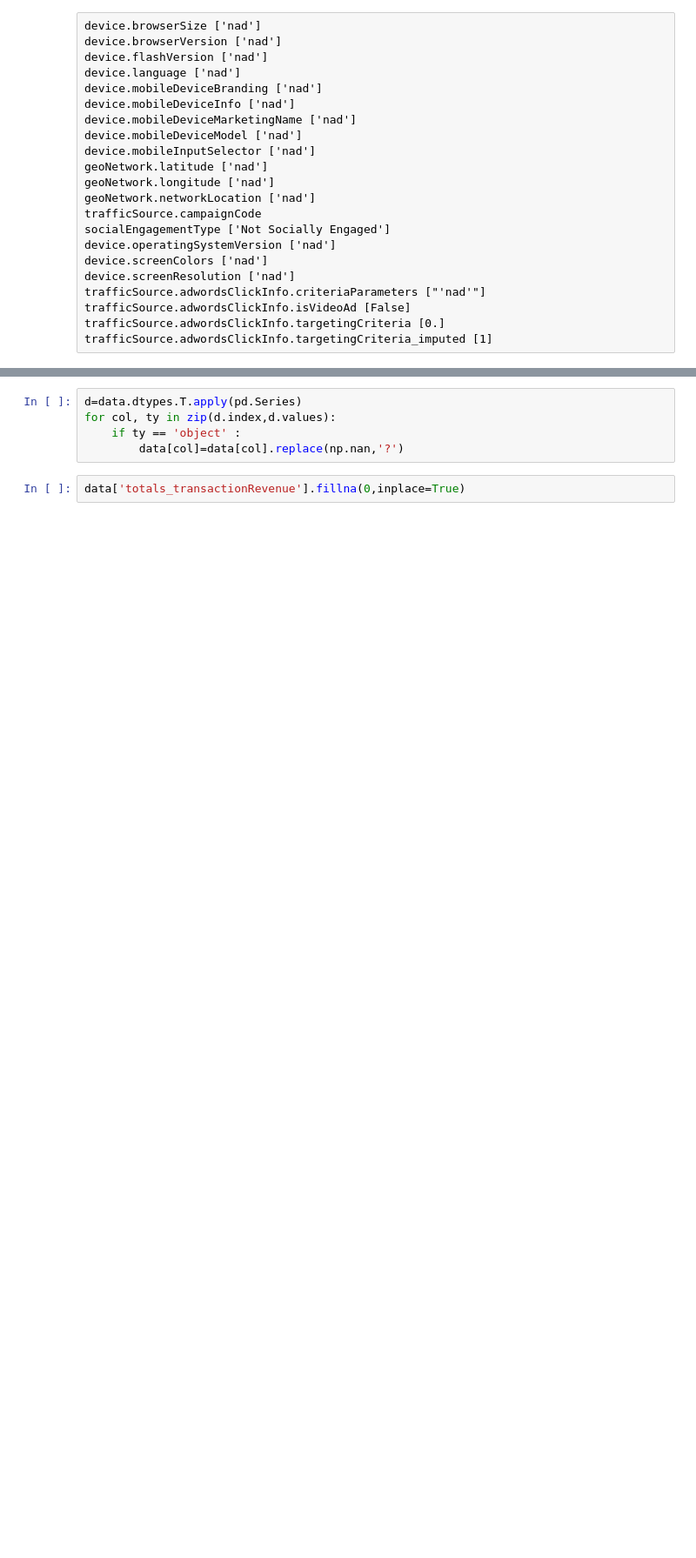
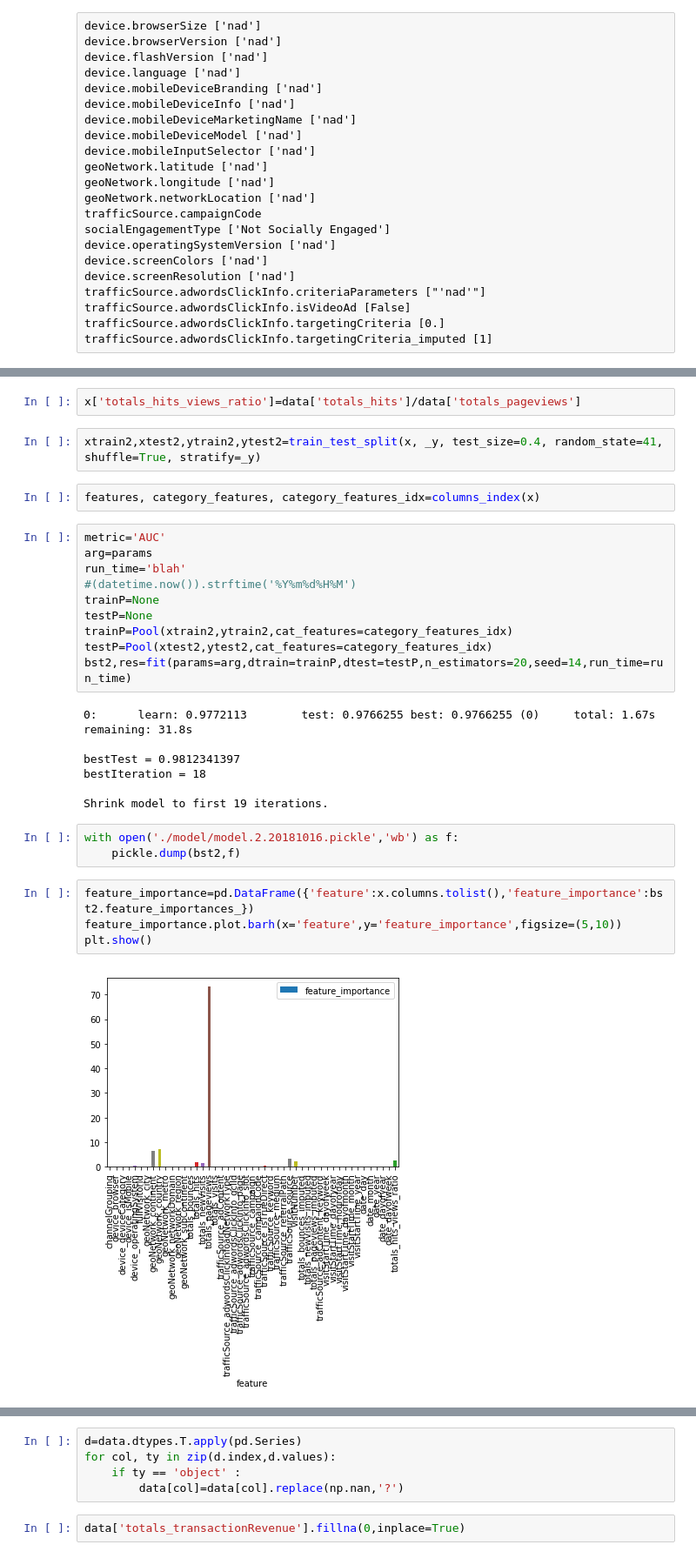
Before and after one commit to hagusta/kaggle_google_analytics_customer_revenue_prediction, a Jupyter notebook: data_prep.ipynb, the cells around one changed output, grey strips where cells are left out. Shown: that part at 87% size. Cells and saved outputs as stored; diff of their text form; blank space fills up the shorter version.

```diff
--- a/data_prep.ipynb
+++ b/data_prep.ipynb
@@ -34,0 +412,32 @@ data=data.replace({'(not provided)':'(np)'},regex=True) # np = not provided
+# %%
+x['totals_hits_views_ratio']=data['totals_hits']/data['totals_pageviews']
+# %%
+xtrain2,xtest2,ytrain2,ytest2=train_test_split(x, _y, test_size=0.4, random_state=41, shuffle=True, stratify=_y)
+# %%
+features, category_features, category_features_idx=columns_index(x)
+# %%
+metric='AUC'
+arg=params
+run_time='blah'
+#(datetime.now()).strftime('%Y%m%d%H%M')
+trainP=None
+testP=None
+trainP=Pool(xtrain2,ytrain2,cat_features=category_features_idx)
+testP=Pool(xtest2,ytest2,cat_features=category_features_idx)
+bst2,res=fit(params=arg,dtrain=trainP,dtest=testP,n_estimators=20,seed=14,run_time=run_time)
+# %% [output]
+0:      learn: 0.9772113        test: 0.9766255 best: 0.9766255 (0)     total: 1.67s    remaining: 31.8s
+
+bestTest = 0.9812341397
+bestIteration = 18
+
+Shrink model to first 19 iterations.
+# %%
+with open('./model/model.2.20181016.pickle','wb') as f:
+    pickle.dump(bst2,f)
+# %%
+feature_importance=pd.DataFrame({'feature':x.columns.tolist(),'feature_importance':bst2.feature_importances_})
+feature_importance.plot.barh(x='feature',y='feature_importance',figsize=(5,10))
+plt.show()
+# %% [output]
+[figure, added]
```
Also changed, not shown: parts of 102 cells of this notebook, 1 other file.
